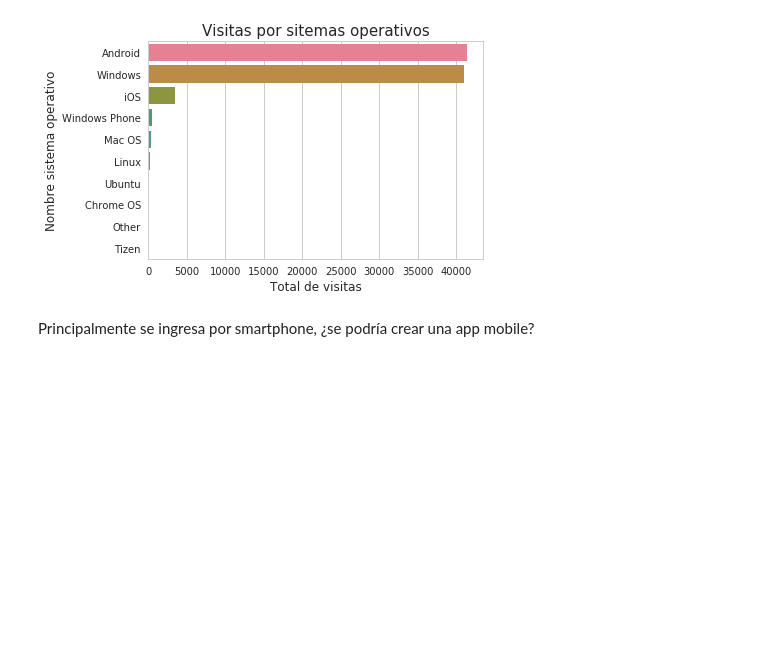
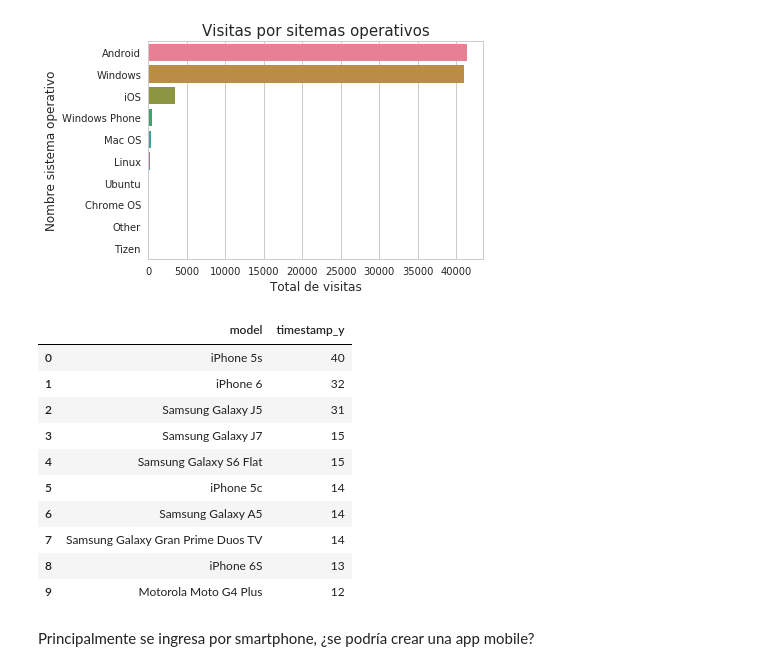
Before and after one commit to jowisaidman/tp1_analisis_exploratorio, a Jupyter notebook: Notebooks/Camila/Resumen/browser_analisis.ipynb, the cells around one changed output. Cells and saved outputs as stored; diff of their text form; code cells hidden in the pictures; blank space fills up the shorter version.

```diff
--- a/Notebooks/Camila/Resumen/browser_analisis.ipynb
+++ b/Notebooks/Camila/Resumen/browser_analisis.ipynb
@@ -59,6 +63,25 @@ g.set_xlabel("Total de visitas", fontsize=12)
 g.set_ylabel("Nombre sistema operativo", fontsize=12);
 # %% [output]
 [figure]
+# %%
+# gente con android compra mucho iphone.
+android_persons = events[events['operating_system_name'] == 'Android'][['timestamp', 'person']]
+merged = pd.merge(android_persons, events[events['event'] == 'conversion'][['person', 'timestamp', 'model']], on='person', how='left')
+merged = merged[(merged['timestamp_y'] > merged['timestamp_x'])]
+merged = merged.groupby(['person', 'timestamp_y', 'model']).agg({'timestamp_x':'max'}).reset_index()
+merged.groupby('model').agg({'timestamp_y':'count'}).sort_values(by='timestamp_y', ascending=False).reset_index().head(10)
+# %% [output]
+|  | model | timestamp_y |
+| 0 | iPhone 5s | 40 |
+| 1 | iPhone 6 | 32 |
+| 2 | Samsung Galaxy J5 | 31 |
+| 3 | Samsung Galaxy J7 | 15 |
+| 4 | Samsung Galaxy S6 Flat | 15 |
+| 5 | iPhone 5c | 14 |
+| 6 | Samsung Galaxy A5 | 14 |
+| 7 | Samsung Galaxy Gran Prime Duos TV | 14 |
+| 8 | iPhone 6S | 13 |
+| 9 | Motorola Moto G4 Plus | 12 |
 # %% [markdown]
 Principalmente se ingresa por smartphone, ¿se podría crear una app mobile?
 # %%
```
Also changed, not shown: parts of 4 cells of this notebook, 1 other file.
